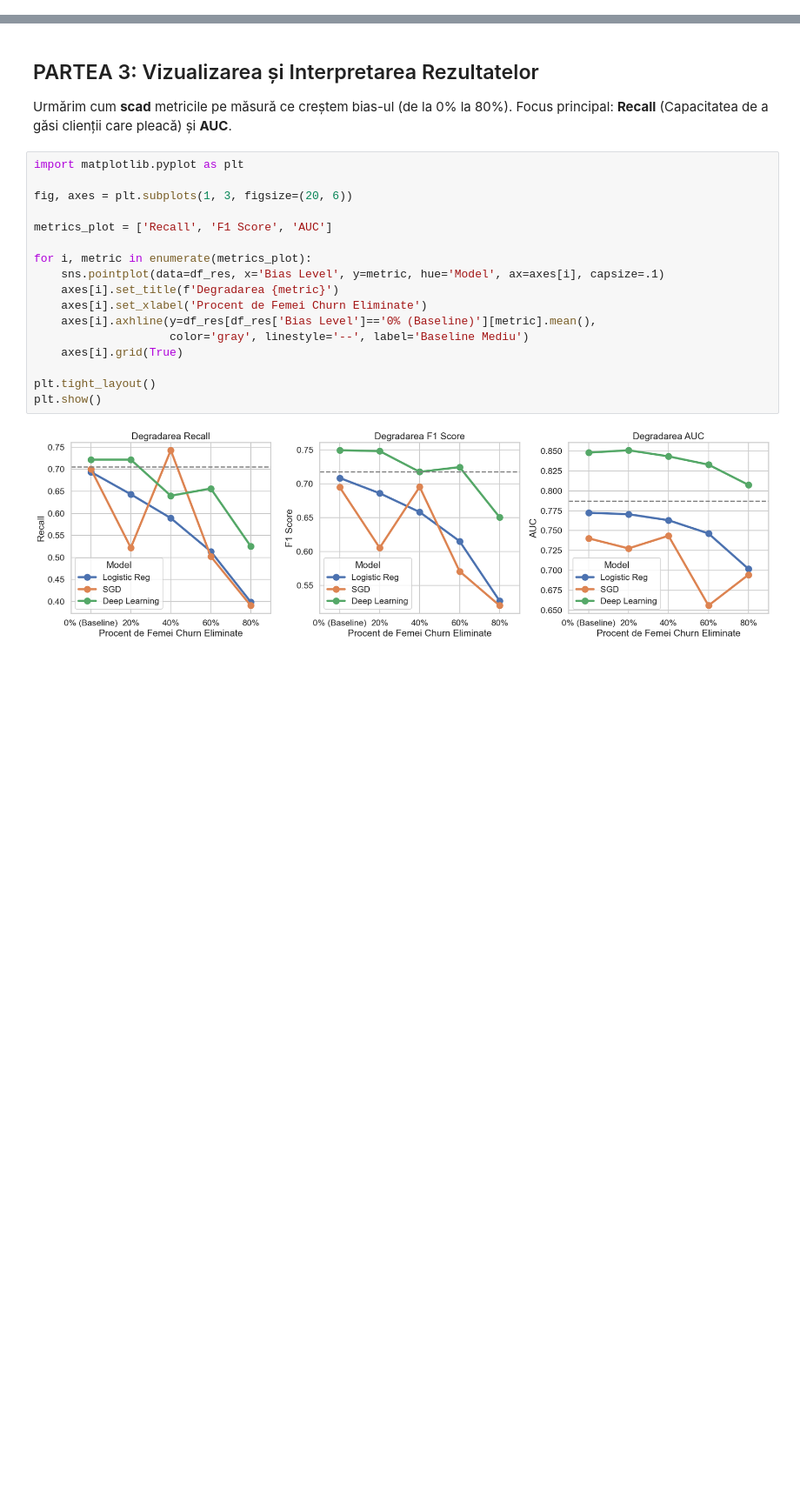
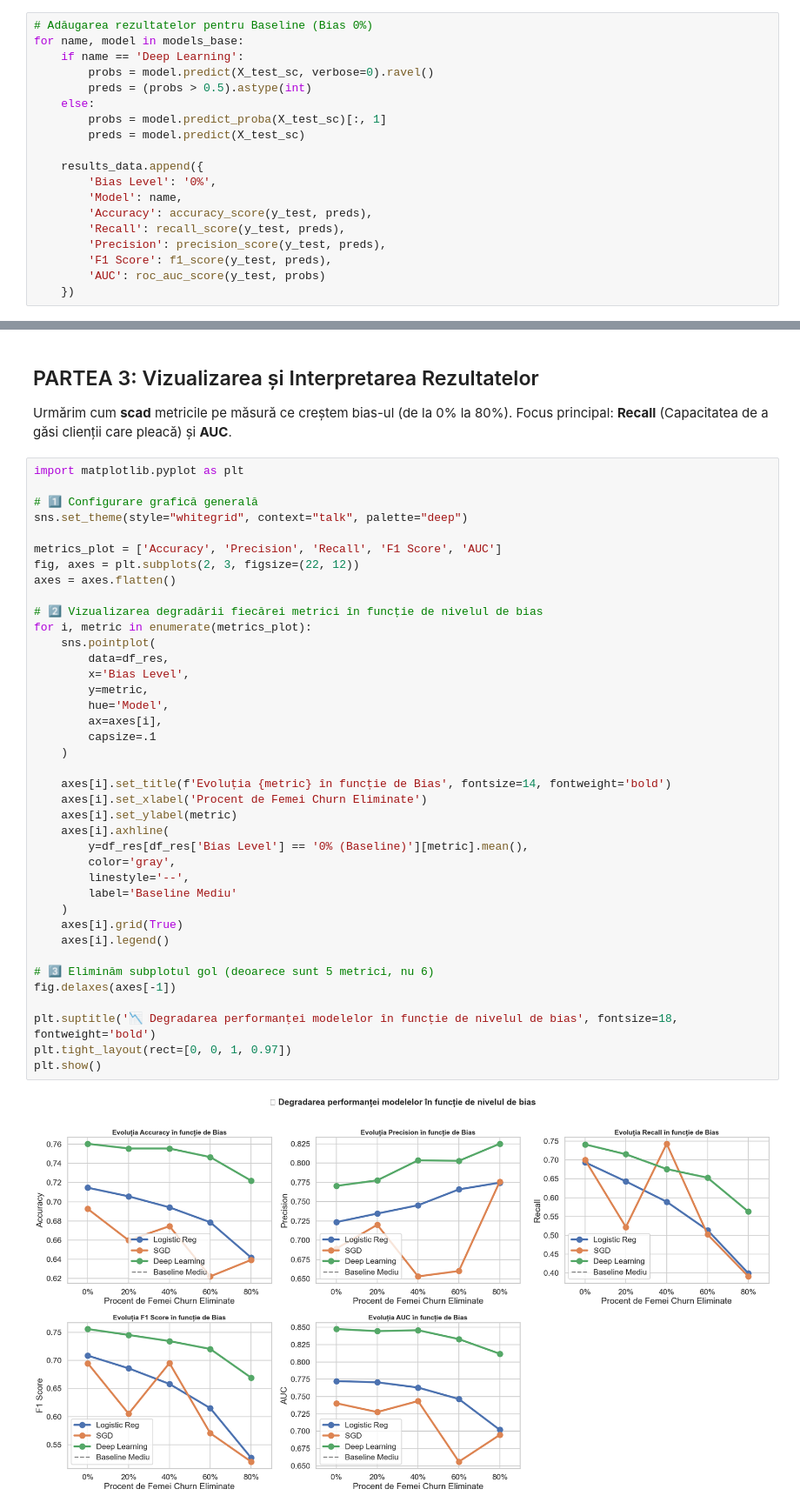
Before and after one commit to danielperebinos/UTM-SAD, a Jupyter notebook: lab_1.ipynb, the cells around one changed output, grey strips where cells are left out. Shown at 87% size. Cells and saved outputs as stored; diff of their text form; blank space fills up the shorter version.

Commit message:
Added `imbalanced-learn` dependency to handle class imbalance scenarios. Refined `lab_1.ipynb` with enhanced markdown structure, improved explanations, and added bias mitigation steps.

```diff
--- a/lab_1.ipynb
+++ b/lab_1.ipynb
@@ -261,0 +238,19 @@ Running simulation for Bias Level: 80.0%...
+# %%
+# Adăugarea rezultatelor pentru Baseline (Bias 0%)
+for name, model in models_base:
+    if name == 'Deep Learning':
+        probs = model.predict(X_test_sc, verbose=0).ravel()
+        preds = (probs > 0.5).astype(int)
+    else:
+        probs = model.predict_proba(X_test_sc)[:, 1]
+        preds = model.predict(X_test_sc)
+
+    results_data.append({
+        'Bias Level': '0%',
+        'Model': name,
+        'Accuracy': accuracy_score(y_test, preds),
+        'Recall': recall_score(y_test, preds),
+        'Precision': precision_score(y_test, preds),
+        'F1 Score': f1_score(y_test, preds),
+        'AUC': roc_auc_score(y_test, probs)
+    })
@@ -267,20 +345,42 @@ Focus principal: **Recall** (Capacitatea de a găsi clienții care pleacă) și
 # %%
 import matplotlib.pyplot as plt
 
-fig, axes = plt.subplots(1, 3, figsize=(20, 6))
+# 1️⃣ Configurare grafică generală
+sns.set_theme(style="whitegrid", context="talk", palette="deep")
 
-metrics_plot = ['Recall', 'F1 Score', 'AUC']
+metrics_plot = ['Accuracy', 'Precision', 'Recall', 'F1 Score', 'AUC']
+fig, axes = plt.subplots(2, 3, figsize=(22, 12))
+axes = axes.flatten()
 
+# 2️⃣ Vizualizarea degradării fiecărei metrici în funcție de nivelul de bias
 for i, metric in enumerate(metrics_plot):
-    sns.pointplot(data=df_res, x='Bias Level', y=metric, hue='Model', ax=axes[i], capsize=.1)
-    axes[i].set_title(f'Degradarea {metric}')
+    sns.pointplot(
+        data=df_res,
+        x='Bias Level',
+        y=metric,
+        hue='Model',
+        ax=axes[i],
+        capsize=.1
+    )
+
+    axes[i].set_title(f'Evoluția {metric} în funcție de Bias', fontsize=14, fontweight='bold')
     axes[i].set_xlabel('Procent de Femei Churn Eliminate')
-    axes[i].axhline(y=df_res[df_res['Bias Level']=='0% (Baseline)'][metric].mean(),
-                    color='gray', linestyle='--', label='Baseline Mediu')
+    axes[i].set_ylabel(metric)
+    axes[i].axhline(
+        y=df_res[df_res['Bias Level'] == '0% (Baseline)'][metric].mean(),
+        color='gray',
+        linestyle='--',
+        label='Baseline Mediu'
+    )
     axes[i].grid(True)
+    axes[i].legend()
 
-plt.tight_layout()
+# 3️⃣ Eliminăm subplotul gol (deoarece sunt 5 metrici, nu 6)
+fig.delaxes(axes[-1])
+
+plt.suptitle('📉 Degradarea performanței modelelor în funcție de nivelul de bias', fontsize=18, fontweight='bold')
+plt.tight_layout(rect=[0, 0, 1, 0.97])
 plt.show()
 # %% [output]
-[figure, old version]
+[figure, new version]
 # %% [markdown]
```
Also changed, not shown: parts of 23 cells of this notebook, 2 other files.
